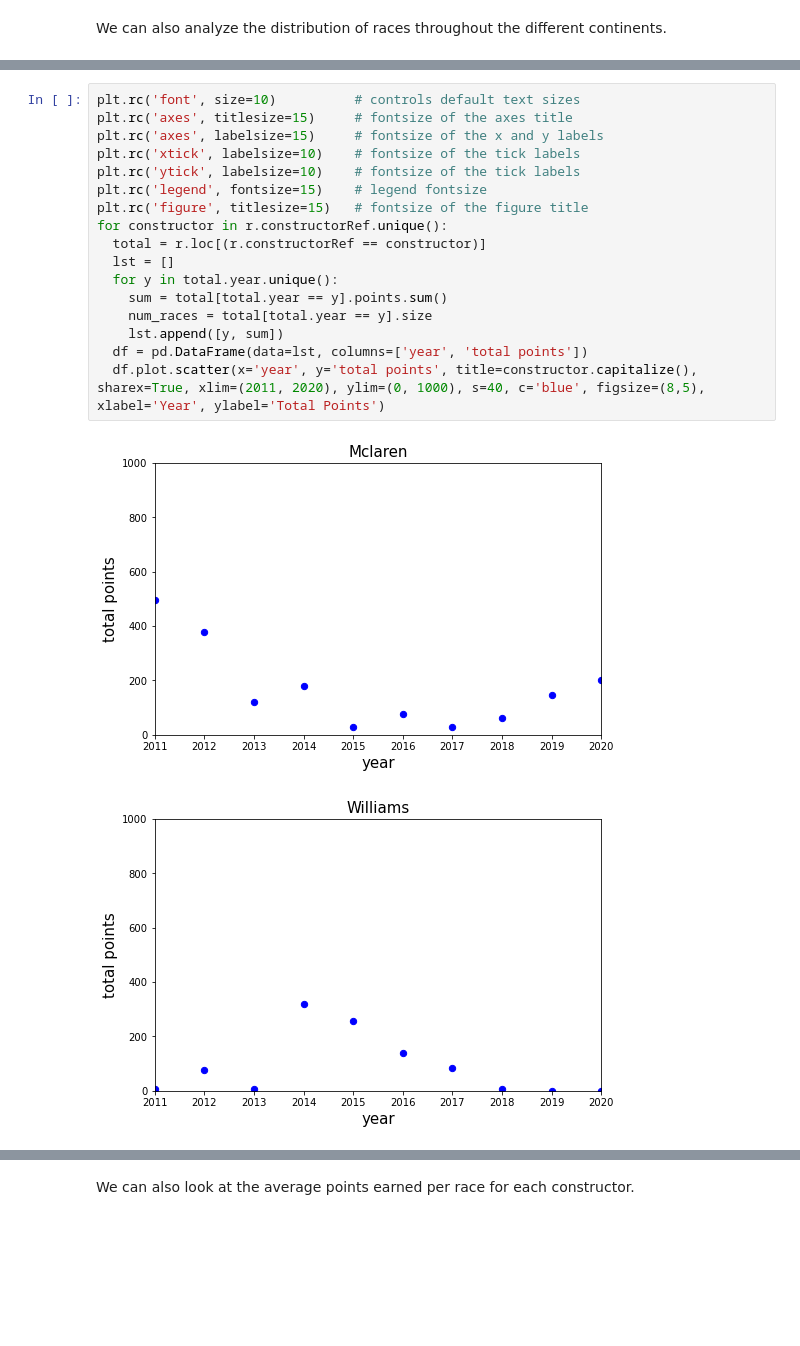
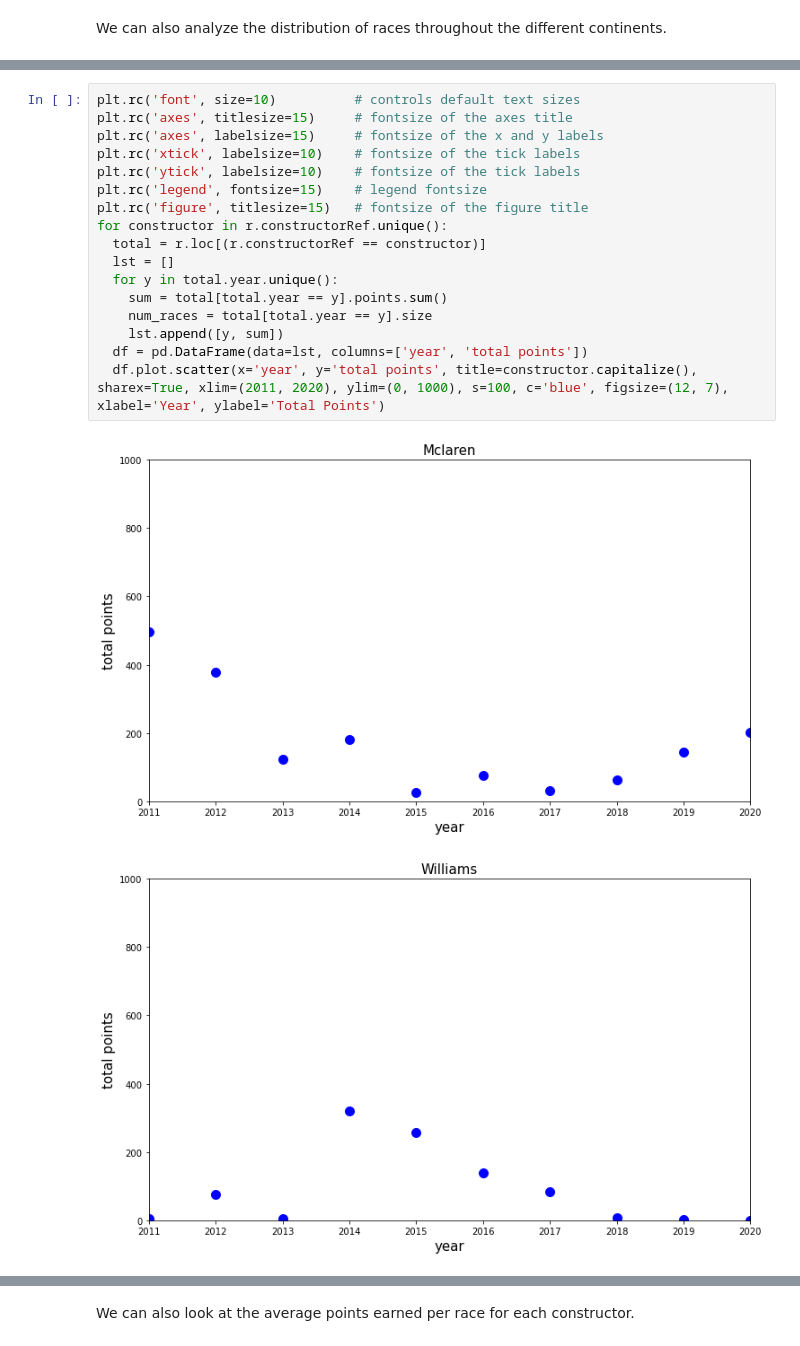
Before and after one commit to rnarla123/rnarla123.github.io, a Jupyter notebook: CMSC_320_Final_Project_F1_Cars.ipynb, the cells around one changed output, grey strips where cells are left out. Drawn from its saved outputs; the diff is of its cells as text; blank space fills up the shorter version.

```diff
--- a/CMSC_320_Final_Project_F1_Cars.ipynb
+++ b/CMSC_320_Final_Project_F1_Cars.ipynb
@@ -190,20 +189,20 @@ First, let us observe how different constructors performed during the course of
 # %%
 plt.rc('font', size=10)          # controls default text sizes
 plt.rc('axes', titlesize=15)     # fontsize of the axes title
 plt.rc('axes', labelsize=15)     # fontsize of the x and y labels
 plt.rc('xtick', labelsize=10)    # fontsize of the tick labels
 plt.rc('ytick', labelsize=10)    # fontsize of the tick labels
 plt.rc('legend', fontsize=15)    # legend fontsize
 plt.rc('figure', titlesize=15)   # fontsize of the figure title
 for constructor in r.constructorRef.unique():
   total = r.loc[(r.constructorRef == constructor)]
   lst = []
   for y in total.year.unique():
     sum = total[total.year == y].points.sum()
     num_races = total[total.year == y].size
     lst.append([y, sum])
   df = pd.DataFrame(data=lst, columns=['year', 'total points'])
-  df.plot.scatter(x='year', y='total points', title=constructor.capitalize(), sharex=True, xlim=(2011, 2020), ylim=(0, 1000), s=40, c='blue', figsize=(8,5), xlabel='Year', ylabel='Total Points')
+  df.plot.scatter(x='year', y='total points', title=constructor.capitalize(), sharex=True, xlim=(2011, 2020), ylim=(0, 1000), s=100, c='blue', figsize=(12, 7), xlabel='Year', ylabel='Total Points')
 # %% [output]
-[figure, old version]
+[figure, new version]
-[figure, old version]
+[figure, new version]
```
Also changed, not shown: parts of 24 cells of this notebook, 1 other file.
